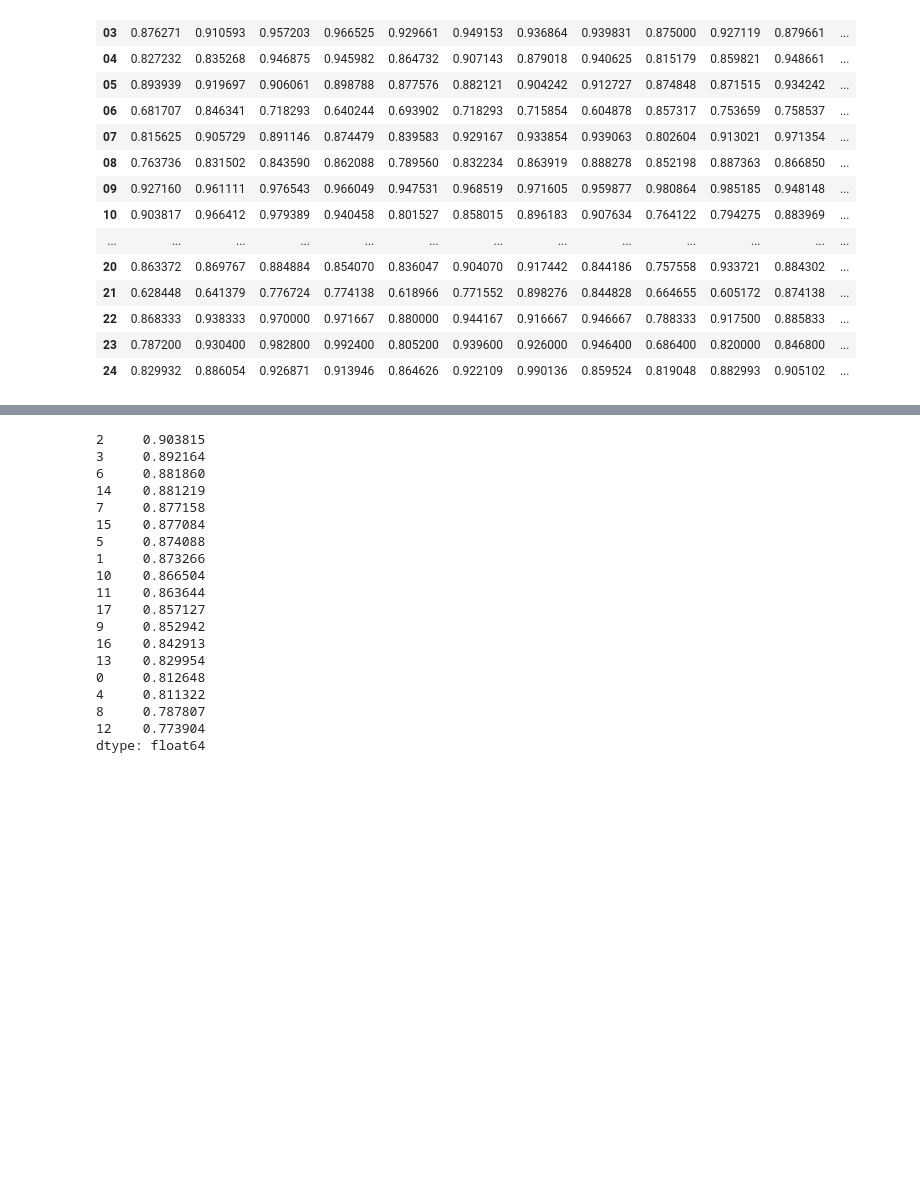
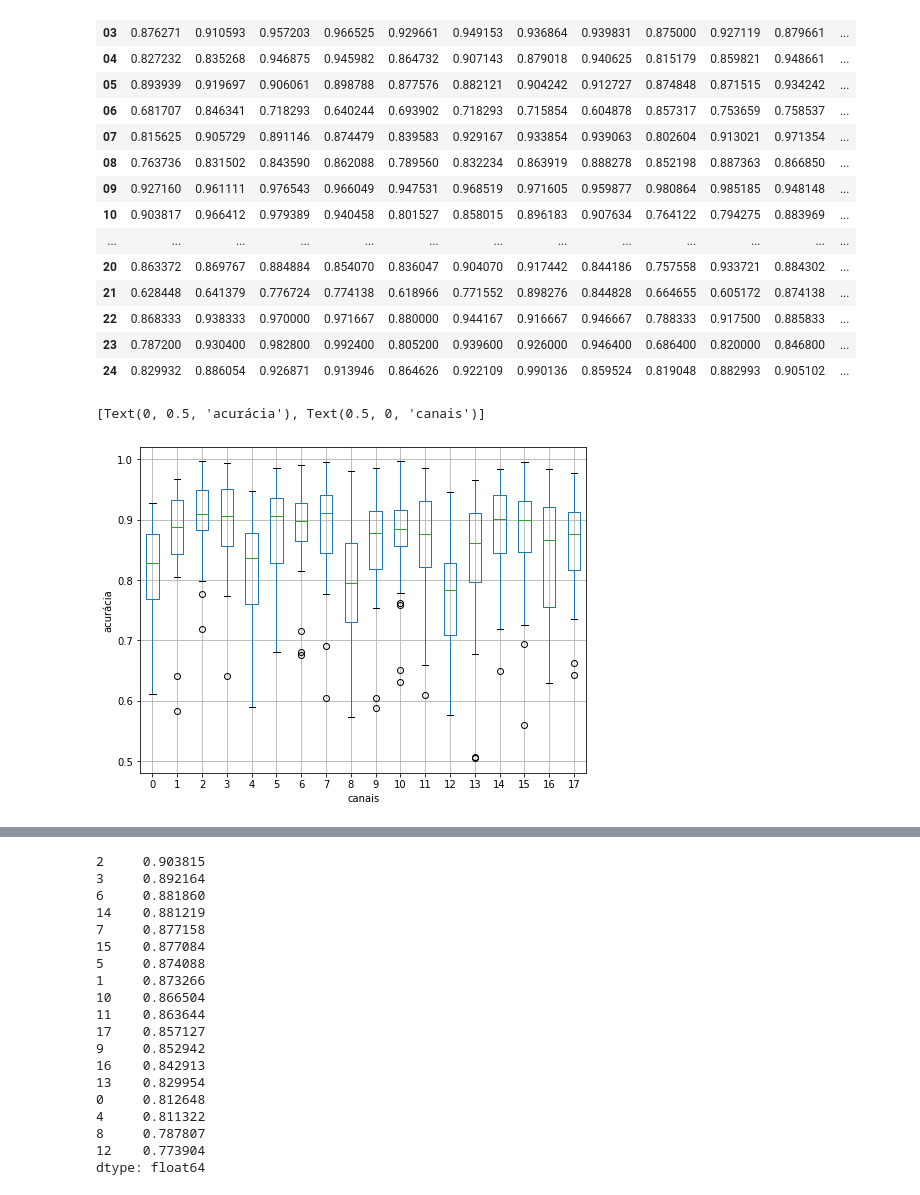
Before and after one commit to newtmagalhaes/Machine-Learning, a Jupyter notebook: ML/f02-chb/02-ranks.ipynb, the cells around one changed output, grey strips where cells are left out. Cells and saved outputs as stored; diff of their text form; code cells hidden in the pictures; blank space fills up the shorter version.

```diff
--- a/ML/f02-chb/02-ranks.ipynb
+++ b/ML/f02-chb/02-ranks.ipynb
@@ -71,3 +71,8 @@ means_DF.transpose()
 | 22 | 0.868333 | 0.938333 | 0.970000 | 0.971667 | 0.880000 | 0.944167 | 0.916667 | 0.946667 | 0.788333 | 0.917500 | 0.885833 | ... |
 | 23 | 0.787200 | 0.930400 | 0.982800 | 0.992400 | 0.805200 | 0.939600 | 0.926000 | 0.946400 | 0.686400 | 0.820000 | 0.846800 | ... |
 | 24 | 0.829932 | 0.886054 | 0.926871 | 0.913946 | 0.864626 | 0.922109 | 0.990136 | 0.859524 | 0.819048 | 0.882993 | 0.905102 | ... |
+# %%
+means_DF.transpose().boxplot(figsize=(8, 6)).set(xlabel='canais', ylabel='acurácia')
+# %% [output]
+[Text(0, 0.5, 'acurácia'), Text(0.5, 0, 'canais')]
+[figure, added]
```
Also changed, not shown: parts of 5 cells of this notebook, 1 other file.
